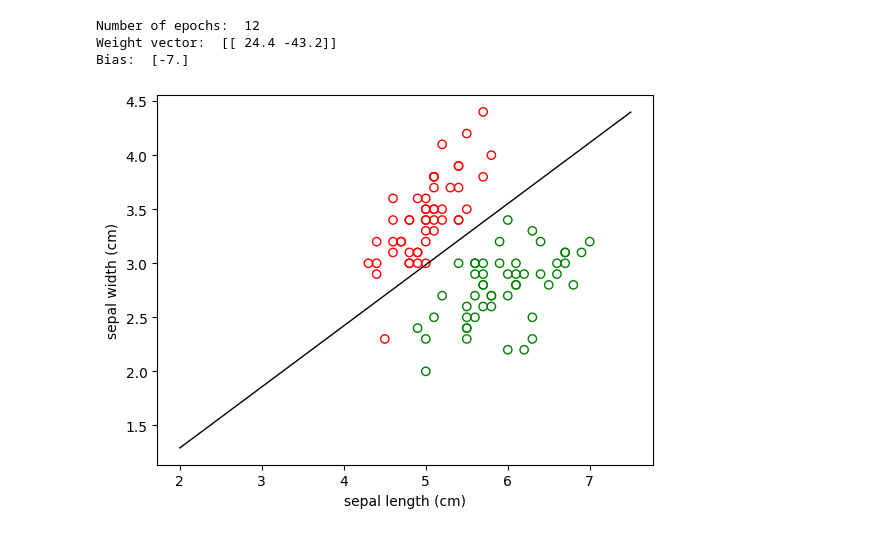
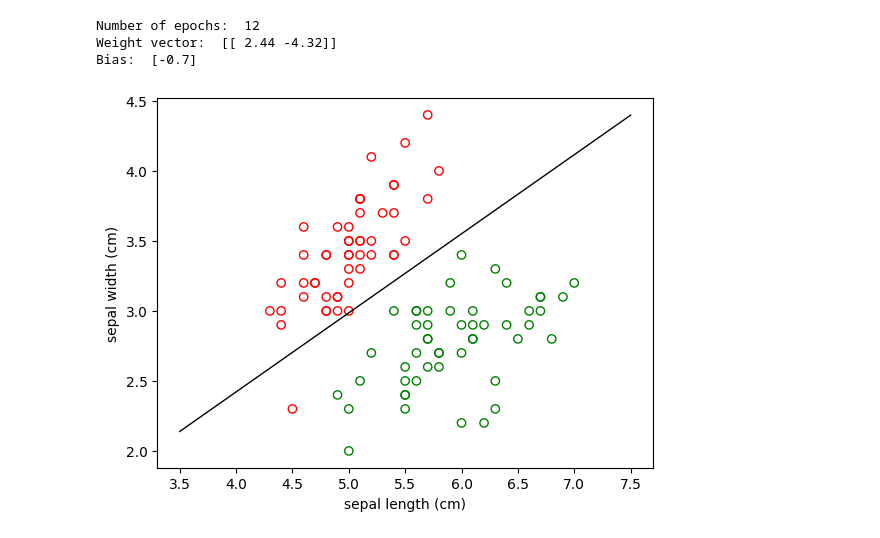
Before and after one commit to ACFaul/Linear-Classification-Python, a Jupyter notebook: FisherPerceptron.ipynb, the cells around one changed output. Drawn from its saved outputs; the diff is of its cells as text; code cells hidden in the pictures.

```diff
--- a/FisherPerceptron.ipynb
+++ b/FisherPerceptron.ipynb
@@ -44,7 +44,7 @@ m = datasets.load_iris()
 # Create a Perceptron instance.
 p = Perceptron(random_state=1,  # For reproducibility.
                max_iter=100,    # Maximum number of epochs.
-               eta0 = 1,        # Learning rate.
+               eta0 = 0.1,        # Learning rate.
                shuffle = True,  # Random order of samples.
                fit_intercept = True, # Bias.
                tol=0.001)       # Stopping criterion.
@@ -58,26 +58,26 @@ print('Weight vector: ', p.coef_)
 print('Bias: ', p.intercept_)
 # %% [output]
 Number of epochs:  12
-Weight vector:  [[ 24.4 -43.2]]
-Bias:  [-7.]
+Weight vector:  [[ 2.44 -4.32]]
+Bias:  [-0.7]
 # %%
 colours = np.repeat(['r'],50)
 colours = np.append(colours, np.repeat(['g'],50))
 colours = np.append(colours, np.repeat(['b'],50))
 fig, ax = plt.subplots()
 # Plot data.
 scatter = ax.scatter(m.data[0:100, 0], m.data[0:100, 1],
                      facecolors = 'none',
                      edgecolors = colours[0:100])
 ax.set(xlabel=m.feature_names[0], ylabel=m.feature_names[1])
 
 # Plot separation line.
-xstart = 2.0
+xstart = 3.5
 temp1 = [xstart, (p.intercept_ - p.coef_[0][0] * xstart) / p.coef_[0][1]]
 xend = 7.5
 temp2 = [xend, (p.intercept_ - p.coef_[0][0] * xend) / p.coef_[0][1]]
 plt.plot([temp1[0], temp2[0]], [temp1[1], temp2[1]],
          c = 'k', linewidth =1)
 plt.show()
 # %% [output]
-[figure, old version]
+[figure, new version]
```
Also changed, not shown: parts of 1 cell of this notebook.
